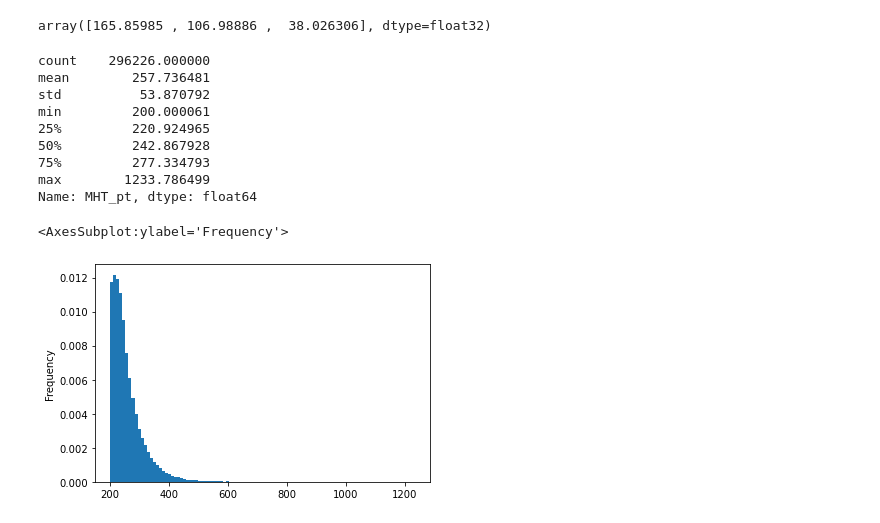
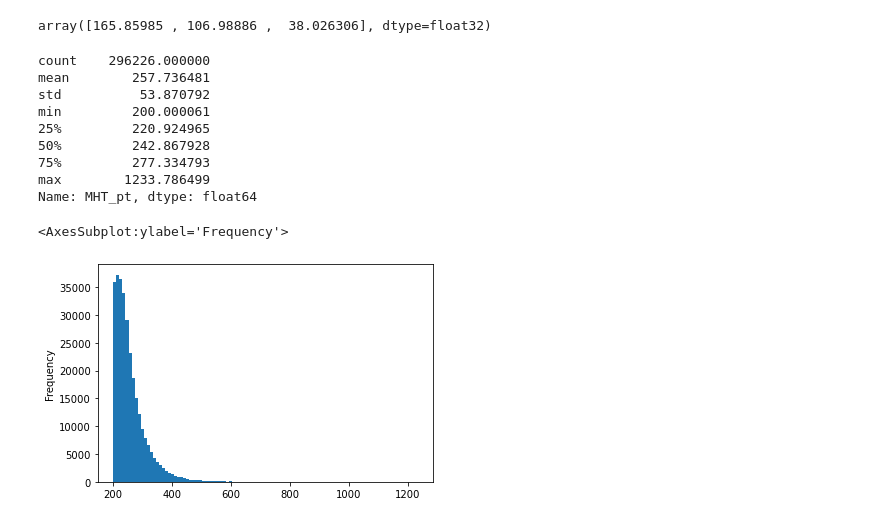
Before and after one commit to joeb42/Invisible-Higgs, a Jupyter notebook: ttbar_notebooks/TTToDiLepton.ipynb, the cells around one changed output. Drawn from its saved outputs; the diff is of its cells as text; code cells hidden in the pictures.

```diff
--- a/ttbar_notebooks/TTToDiLepton.ipynb
+++ b/ttbar_notebooks/TTToDiLepton.ipynb
@@ -53,20 +65,20 @@ array([165.85985 , 106.98886 ,  38.026306], dtype=float32)
 # %%
 import matplotlib.pyplot as plt
 
 print(data['MHT_pt'].describe())
-data['MHT_pt'].plot(kind='hist', bins=100, density=True)
+data['MHT_pt'].plot(kind='hist', bins=100)
 # %% [output]
 count    296226.000000
 mean        257.736481
 std          53.870792
 min         200.000061
 25%         220.924965
 50%         242.867928
 75%         277.334793
 max        1233.786499
 Name: MHT_pt, dtype: float64
 <AxesSubplot:ylabel='Frequency'>
-[figure, old version]
+[figure, new version]
 # %%
 data['InputMet_pt'].plot(kind='hist', bins=100)
 data['InputMet_pt'].describe()
```
Also changed, not shown: parts of 11 cells of this notebook.
